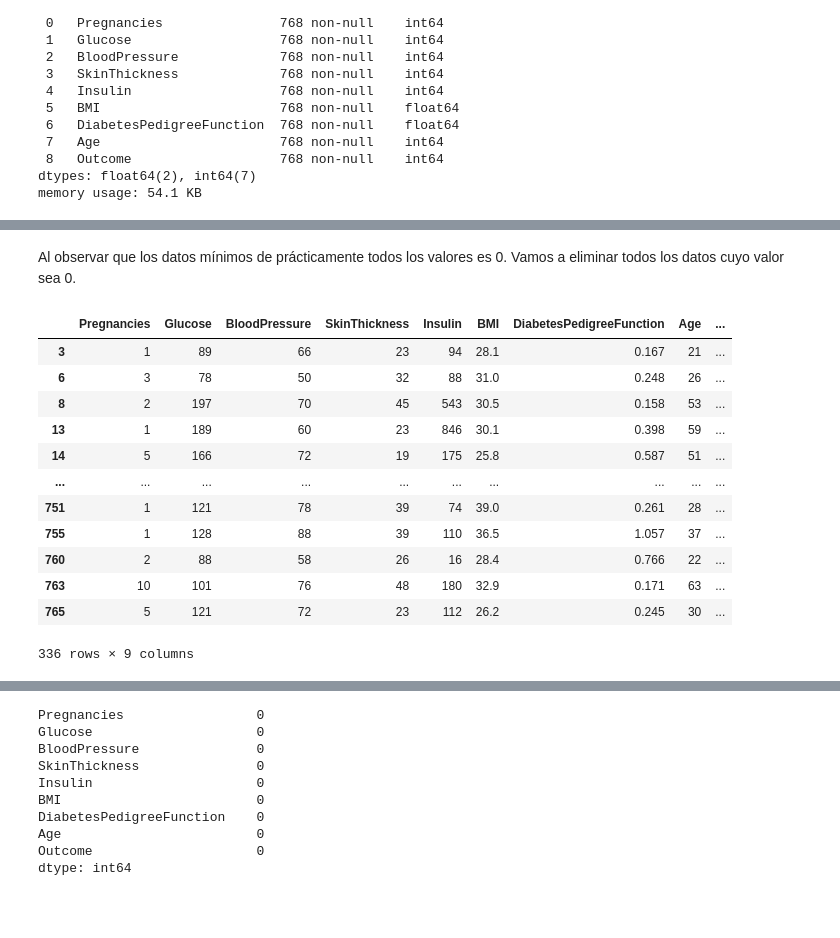
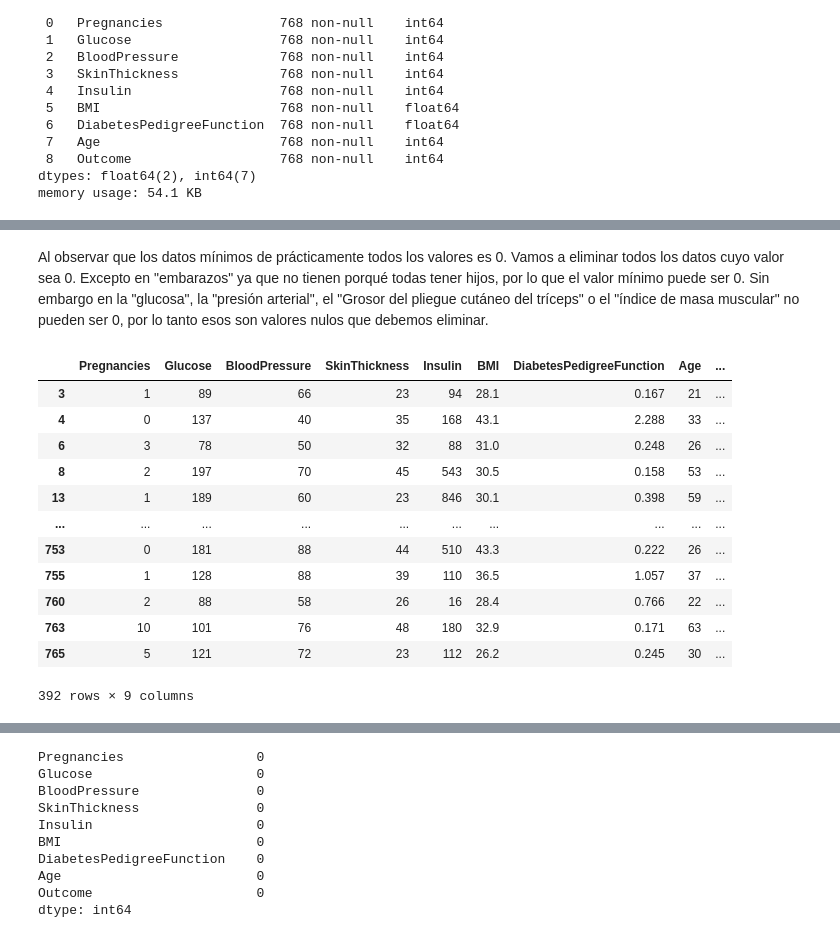
Before and after one commit to 4GeeksAcademy/NGB-91---Arbol-de-Decisi-n, a Jupyter notebook: src/explore.ipynb, the cells around one changed output, grey strips where cells are left out. Drawn from its saved outputs; the diff is of its cells as text; code cells hidden in the pictures; blank space fills up the shorter version.

```diff
--- a/src/explore.ipynb
+++ b/src/explore.ipynb
@@ -73,32 +73,31 @@ df_diabetes.describe()
 | 75% | 6.000000 | 140.250000 | 80.000000 | 32.000000 | 127.250000 | 36.600000 | 0.626250 | 41.000000 | ... |
 | max | 17.000000 | 199.000000 | 122.000000 | 99.000000 | 846.000000 | 67.100000 | 2.420000 | 81.000000 | ... |
 # %% [markdown]
-Al observar que los datos mínimos de prácticamente todos los valores es 0. Vamos a eliminar todos los datos cuyo valor sea 0.
+Al observar que los datos mínimos de prácticamente todos los valores es 0. Vamos a eliminar todos los datos cuyo valor sea 0. Excepto en "embarazos" ya que no tienen porqué todas tener hijos, por lo que el valor mínimo puede ser 0. Sin embargo en la "glucosa", la "presión arterial", el "Grosor del pliegue cutáneo del tríceps" o el "índice de masa muscular" no pueden ser 0, por lo tanto esos son valores nulos que debemos eliminar.
 # %%
 # ELIMINAR VALORES 0:
 
-df_diabetes.drop(df_diabetes[(df_diabetes['Pregnancies'] == 0) |
-                             (df_diabetes['Glucose'] == 0) |
+df_diabetes.drop(df_diabetes[(df_diabetes['Glucose'] == 0) |
                              (df_diabetes['BloodPressure'] == 0) |
                              (df_diabetes['SkinThickness'] == 0) |
                              (df_diabetes['Insulin'] == 0) |
                              (df_diabetes['BMI'] == 0)].index, inplace=True)
 
 df_diabetes
 # %% [output]
 |  | Pregnancies | Glucose | BloodPressure | SkinThickness | Insulin | BMI | DiabetesPedigreeFunction | Age | ... |
 | 3 | 1 | 89 | 66 | 23 | 94 | 28.1 | 0.167 | 21 | ... |
+| 4 | 0 | 137 | 40 | 35 | 168 | 43.1 | 2.288 | 33 | ... |
 | 6 | 3 | 78 | 50 | 32 | 88 | 31.0 | 0.248 | 26 | ... |
 | 8 | 2 | 197 | 70 | 45 | 543 | 30.5 | 0.158 | 53 | ... |
 | 13 | 1 | 189 | 60 | 23 | 846 | 30.1 | 0.398 | 59 | ... |
-| 14 | 5 | 166 | 72 | 19 | 175 | 25.8 | 0.587 | 51 | ... |
 | ... | ... | ... | ... | ... | ... | ... | ... | ... | ... |
-| 751 | 1 | 121 | 78 | 39 | 74 | 39.0 | 0.261 | 28 | ... |
+| 753 | 0 | 181 | 88 | 44 | 510 | 43.3 | 0.222 | 26 | ... |
 | 755 | 1 | 128 | 88 | 39 | 110 | 36.5 | 1.057 | 37 | ... |
 | 760 | 2 | 88 | 58 | 26 | 16 | 28.4 | 0.766 | 22 | ... |
 | 763 | 10 | 101 | 76 | 48 | 180 | 32.9 | 0.171 | 63 | ... |
 | 765 | 5 | 121 | 72 | 23 | 112 | 26.2 | 0.245 | 30 | ... |
-336 rows × 9 columns
+392 rows × 9 columns
 # %%
 df_diabetes.describe()
 # %% [output]
```
Also changed, not shown: parts of 9 cells of this notebook.
